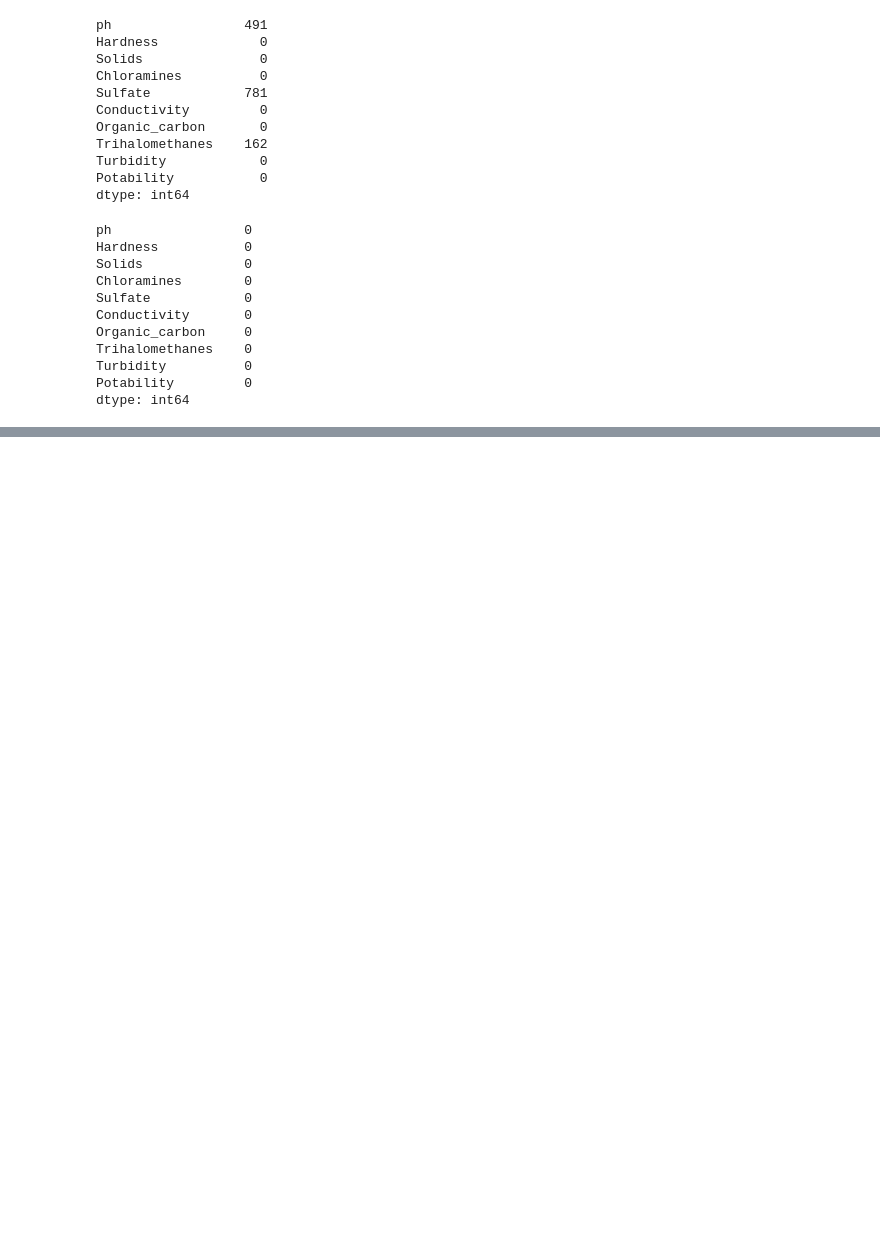
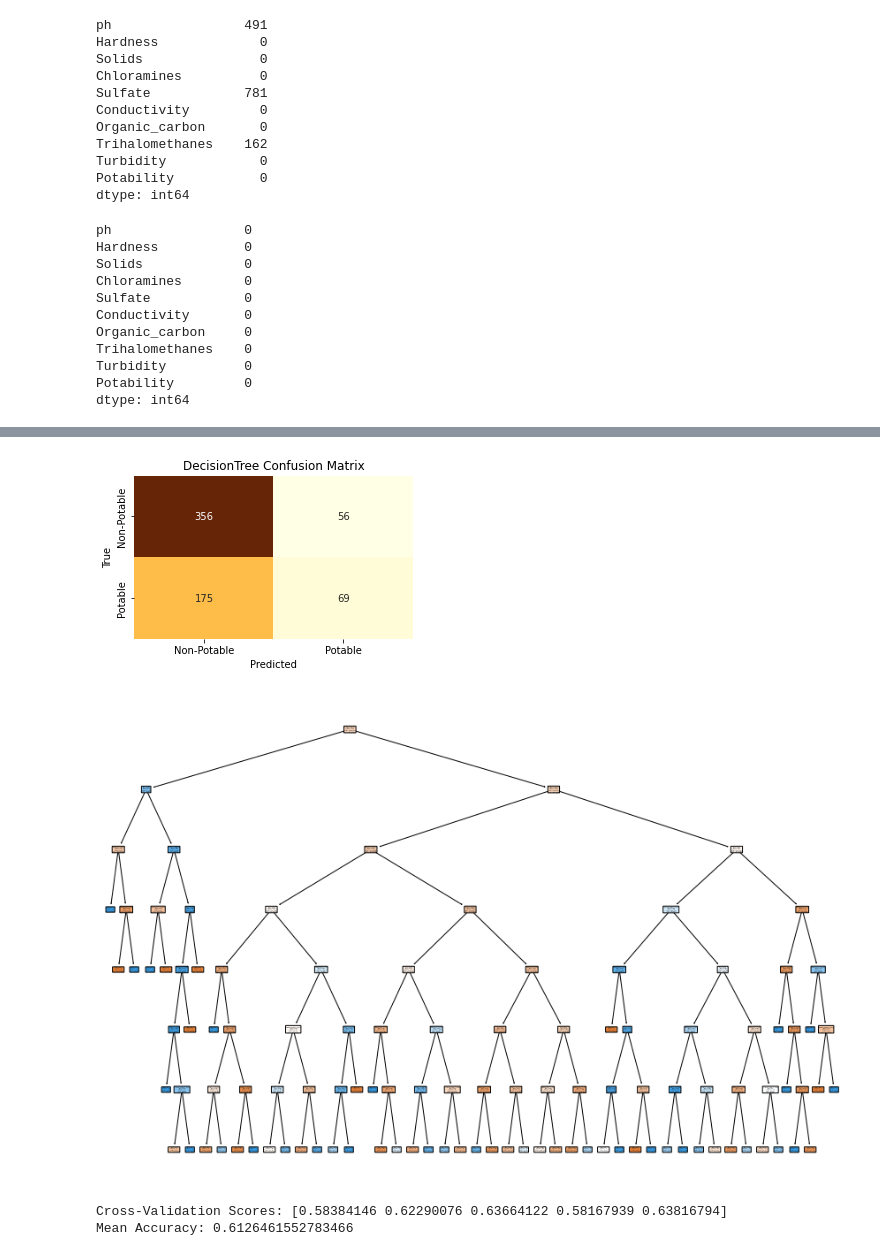
Before and after one commit to Log20/Water_potability, a Jupyter notebook: water_potability.ipynb, the cells around one changed output, grey strips where cells are left out. Drawn from its saved outputs; the diff is of its cells as text; code cells hidden in the pictures; blank space fills up the shorter version.

```diff
--- a/water_potability.ipynb
+++ b/water_potability.ipynb
@@ -77 +63,74 @@ svm=SVC(    )
 knn=KNeighborsClassifier()
+# %%
+#決策樹
+from sklearn.model_selection import train_test_split
+from sklearn.model_selection import GridSearchCV
+from sklearn.metrics import accuracy_score, classification_report, confusion_matrix
+from sklearn.tree import export_text
+from sklearn.tree import plot_tree
+import seaborn as sns
+import matplotlib.pyplot as plt
+
+# 填充缺失值
+df["ph"].fillna(value=df["ph"].median(), inplace=True)
+df["Sulfate"].fillna(value=df["Sulfate"].median(), inplace=True)
+df["Trihalomethanes"].fillna(value=df["Trihalomethanes"].median(), inplace=True)
+
+# 切分特徵和目標變量
+X = df.drop("Potability", axis=1)
+y = df["Potability"]
+
+# 切分訓練集和測試集
+X_train, X_test, y_train, y_test = train_test_split(X, y, test_size=0.2, random_state=42)
+
+model_param={'max_depth':[i for i in range(1,101)],'max_features':[i for i in range(1, len(X.columns) + 1)]}
+grid_search=GridSearchCV(DecisionTreeClassifier(),model_param,cv=5)
+grid_search.fit(X_train,y_train)
+print(grid_search.best_params_)
+print(grid_search.best_score_)
+best_param=grid_search.best_params_
+
+#建立決策樹模型
+model = DecisionTreeClassifier(max_features=best_param['max_features'],max_depth=best_param['max_depth'])
+model.fit(X_train, y_train)
+
+#進行預測
+y_pred = model.predict(X_test)
+
+# 評估模型性能
+accuracy = accuracy_score(y_test, y_pred)
+print(f"DecisionTree Accuracy: {accuracy}\n")
+
+# 分類報告
+class_report = classification_report(y_test, y_pred)
+print("DecisionTree Classification Report:")
+print(class_report)
+
+# 混淆矩陣
+conf_matrix = confusion_matrix(y_test, y_pred)
+
+# 使用Seaborn來繪製熱力圖
+plt.figure(figsize=(5, 3))
+sns.heatmap(conf_matrix, annot=True, fmt='d', cmap='YlOrBr', cbar=False,
+            xticklabels=["Non-Potable", "Potable"],
+            yticklabels=["Non-Potable", "Potable"])
+plt.xlabel('Predicted')
+plt.ylabel('True')
+plt.title('DecisionTree Confusion Matrix')
+plt.show()
+
+# 特徵名稱
+feature_names = X.columns.tolist()
+
+# 可視化決策樹
+plt.figure(figsize=(15, 10))
+plot_tree(model, feature_names=feature_names, class_names=["Non-Potable", "Potable"], filled=True, rounded=True)
+plt.show()
+
+from sklearn.model_selection import cross_val_score
+
+# 交叉驗證
+cross_val_scores = cross_val_score(model, X, y, cv=5)
+print(f"Cross-Validation Scores: {cross_val_scores}")
+print(f"Mean Accuracy: {cross_val_scores.mean()}")
+# %% [output]
@@ -77,0 +150,4 @@ knn=KNeighborsClassifier()
+[figure, added]
+[figure, added]
+Cross-Validation Scores: [0.58384146 0.62290076 0.63664122 0.58167939 0.63816794]
+Mean Accuracy: 0.6126461552783466
```
Also changed, not shown: parts of 7 cells of this notebook.
